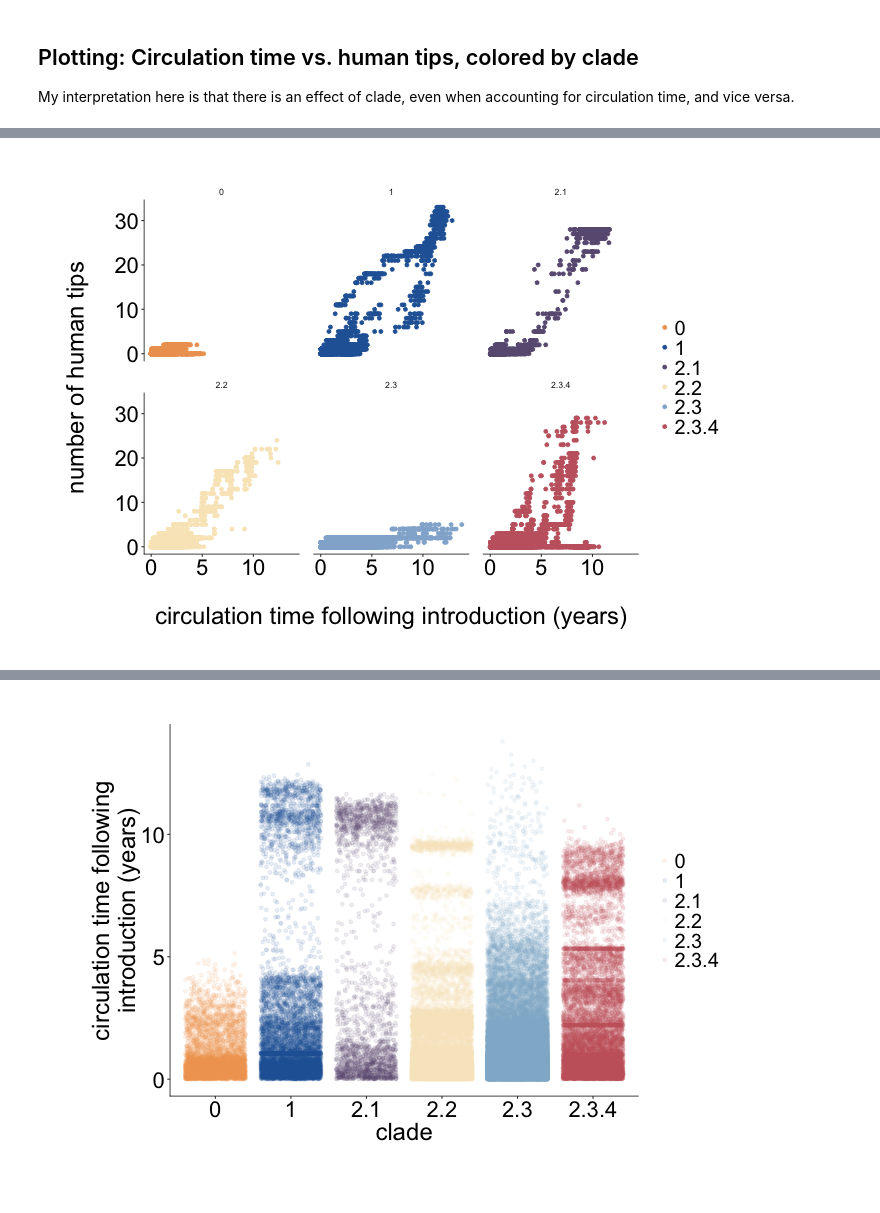
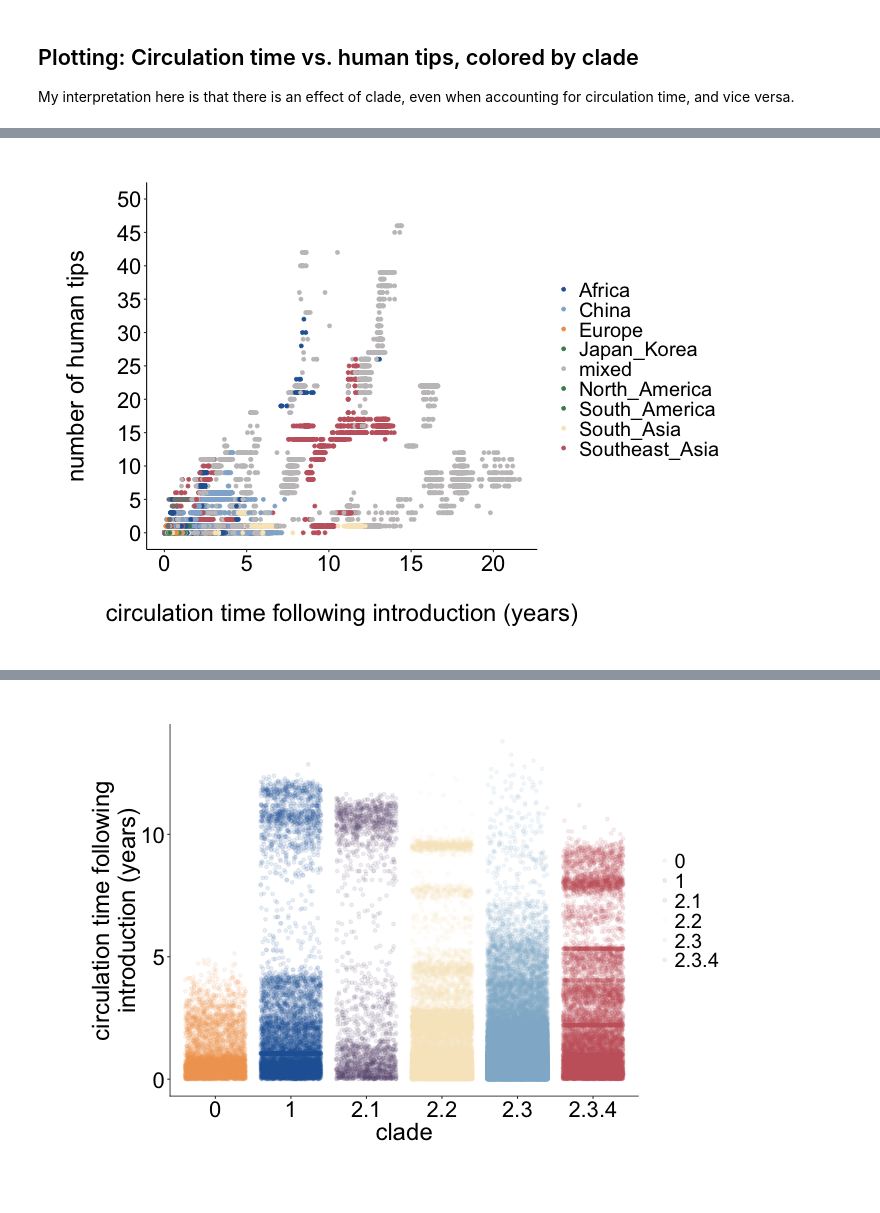
Before and after one commit to lmoncla/h5n1-host-classification, a Jupyter notebook: beast/persistence-times-vs-clade.ipynb, the cells around one changed output, grey strips where cells are left out. Cells and saved outputs as stored; diff of their text form; code cells hidden in the pictures.

```diff
--- a/beast/persistence-times-vs-clade.ipynb
+++ b/beast/persistence-times-vs-clade.ipynb
@@ -55,8 +58,8 @@ with open(h5n1_clades_file, "r") as infile:
 
 #print(h5n1_clades_dict)
 # %%
-# read in persistence timees tsv output
-persistence_times = "beast-runs/2022-04-19-mascot-3deme-skyline-fixed-muts-logger/combined-2022-06-01.muts-circulation-time-vs-human-tips-2022-06-07.tsv"
+# read in persistence times tsv output
+persistence_times = "beast-runs/2023-03-08-mascot-skyline-3deme/5-year-region-host-GsGd-only-h5nx-1996-Neprior/combined-it1-it3-circulation-time-vs-human-tips-2023-03-29.tsv"
 
 persistence_times_dict = {}
 
@@ -72,8 +75,8 @@ with open(persistence_times, "r") as infile:
                 strain_name = t.split("|")[0]
                 region = t.split("|")[4]
 
-                if strain_name in h5n1_clades_dict:
-                    persistence_times_dict[str(tips_list)]['clades'].append(h5n1_clades_dict[strain_name])
+                if strain_name in h5nx_clades_dict:
+                    persistence_times_dict[str(tips_list)]['clades'].append(h5nx_clades_dict[strain_name])
                     persistence_times_dict[str(tips_list)]['regions'].append(region)
 
                 else:
@@ -275,7 +313,7 @@ clades_df.head()
 # %%
 # merge with other dataframee
 # read dataframe back in
-df = pd.read_csv("beast-runs/2022-04-19-mascot-3deme-skyline-fixed-muts-logger/combined-2022-06-01.muts-circulation-time-vs-human-tips-2022-06-07.tsv", sep="\t")
+df = pd.read_csv(persistence_times, sep="\t")
 print(len(df))
 df.head()
 # %% [output]
@@ -402,12 +426,15 @@ Said another way: Does clade have an effect on the number of human tips after co
 
 Make some extra dataframe columns for whether you are in eeach clade, yes/no
 # %%
-df_with_clade['clade_0_1'] = np.where(df_with_clade['clade_group']=="0/1", 1, 0)
+df_with_clade['clade_0'] = np.where(df_with_clade['clade_group']=="0", 1, 0)
+df_with_clade['clade_1'] = np.where(df_with_clade['clade_group']=="1", 1, 0)
+
 df_with_clade['clade_2.1'] = np.where(df_with_clade['clade_group']=="2.1", 1, 0)
 df_with_clade['clade_2.2'] = np.where(df_with_clade['clade_group']=="2.2", 1, 0)
-df_with_clade['clade_2.3x'] = np.where(df_with_clade['clade_group']=="2.3x", 1, 0)
-df_with_clade['clade_2.3.2.1c'] = np.where(df_with_clade['clade_group']=="2.3.2.1c", 1, 0)
+df_with_clade['clade_2.3x'] = np.where(df_with_clade['clade_group']=="2.3", 1, 0)
 df_with_clade['clade_2.3.4x'] = np.where(df_with_clade['clade_group']=="2.3.4x", 1, 0)
+df_with_clade['clade_2.3.4.4'] = np.where(df_with_clade['clade_group']=="2.3.4.4", 1, 0)
+
 df_with_clade['clade_mixed'] = np.where(df_with_clade['clade_group']=="mixed", 1, 0)
 
 df_with_clade['region_China'] = np.where(df_with_clade['region_group']=="China", 1, 0)
@@ -416,6 +443,8 @@ df_with_clade['region_WA'] = np.where(df_with_clade['region_group']=="West_Asia"
 df_with_clade['region_Africa'] = np.where(df_with_clade['region_group']=="Africa", 1, 0)
 df_with_clade['region_SA'] = np.where(df_with_clade['region_group']=="South_Asia", 1, 0)
 df_with_clade['region_Europe'] = np.where(df_with_clade['region_group']=="Europe", 1, 0)
+df_with_clade['region_Japan_Korea'] = np.where(df_with_clade['region_group']=="Japan_Korea", 1, 0)
+
 df_with_clade['region_mixed'] = np.where(df_with_clade['region_group']=="mixed", 1, 0)
 
 df_with_clade['has_human_tips'] = np.where(df_with_clade['n_human_tips']==0, 0, 1)
@@ -1171,38 +1368,47 @@ p
+# %%
+# clade_colors
+Southeast_Asia="#C5656E"
+Americas="#438B62"
+China="#93B2D2"
+South_Asia="#F9E7C3"
+Africa="#2664A5"
+West_Asia="#695B82"
+Japan_Korea="#438B62"
+Europe="#EEA160"
 # %%
-%%R -w 800 -h 500 -u px -i df_with_clade,current_date,clade_0_color,clade_1_color,clade_2_1_color,clade_2_2_color,clade_2_3_color,clade_2_3_4_color,clade_other_color # this sets the size of the plot...otherwise, it will go off the page
+%%R -w 800 -h 500 -u px -i df_with_clade,Southeast_Asia,Americas,China,South_Asia,Africa,West_Asia,Japan_Korea,Europe,clade_mixed_color # this sets the size of the plot...otherwise, it will go off the page
 
 require(ggplot2)
 library(ggplot2)
 library(RColorBrewer)
 
 
-output_filename = paste("circulation-time-vs-human-tips-clade-faceted-",current_date,".png", sep="")
+output_filename = paste("circulation-time-vs-human-tips-region-",current_date,".png", sep="")
 
-p <- ggplot(data=df_with_clade, aes(x=circulation_time, y=n_human_tips, color=clade_group), alpha = 0.5) +
+p <- ggplot(data=df_with_clade, aes(x=circulation_time, y=n_human_tips, color=region_group), alpha = 0.5) +
     geom_point()+
-    facet_wrap(~clade_group)+
     labs(x="\ncirculation time following introduction (years)", y="number of human tips\n")+
-#      scale_y_continuous(breaks=seq(0,40,5), limits=c(0,40))+
+    scale_y_continuous(breaks=seq(0,50,5), limits=c(0,50))+
 #      scale_x_continuous(breaks=seq(0,15,3), limits=c(0,15))+
-    scale_color_manual(values=c("0"=clade_0_color,"1"=clade_1_color,"2.1"=clade_2_1_color,"2.2"=clade_2_2_color,"2.3"=clade_2_3_color, "2.3.4"=clade_2_3_4_color,"other"=clade_other_color))+
+    scale_color_manual(values=c("Southeast_Asia"=Southeast_Asia,"China"=China,"South_Asia"=South_Asia,"Africa"=Africa,"Japan_Korea"=Japan_Korea, "North_America"=Americas,"South_America"=Americas,"Europe"=Europe,"other"=clade_other_color, "mixed"=clade_mixed_color))+
     theme(panel.grid.major=element_line(colour=NA,size=NA))+
     theme(panel.grid.minor=element_line(colour=NA,size=NA))+
     theme(strip.background = element_rect(colour=NA, fill=NA))+
     theme(axis.line.x=element_line(colour="black"))+
     theme(axis.line.y=element_line(colour="black"))+
     theme(axis.title=element_text(size=24, vjust=5))+
     theme(axis.text.y=element_text(size=22, colour="black"))+
     theme(axis.text.x=element_text(size=22, colour="black", hjust=0.5))+
     theme(legend.text=element_text(size=20))+
     theme(legend.title=element_blank())+
     theme(panel.margin=unit(1, "lines"))+
     theme(plot.margin=unit(c(1,4,1,1),"cm"))+
     theme(legend.key.size=unit(0.7, "cm"))+
     theme(panel.background=element_rect(fill=NA))+
     theme(legend.key=element_rect(fill=NA))
     ##theme(legend.position = c(legend_x, legend_y))
 
 ggsave(output_filename, width = 10, height = 6, device = "png", path = "figures", dpi = 300)
 p
 # %% [output]
-[figure, old version]
+[figure, new version]
```
Also changed, not shown: parts of 68 cells of this notebook, 5 other files.
